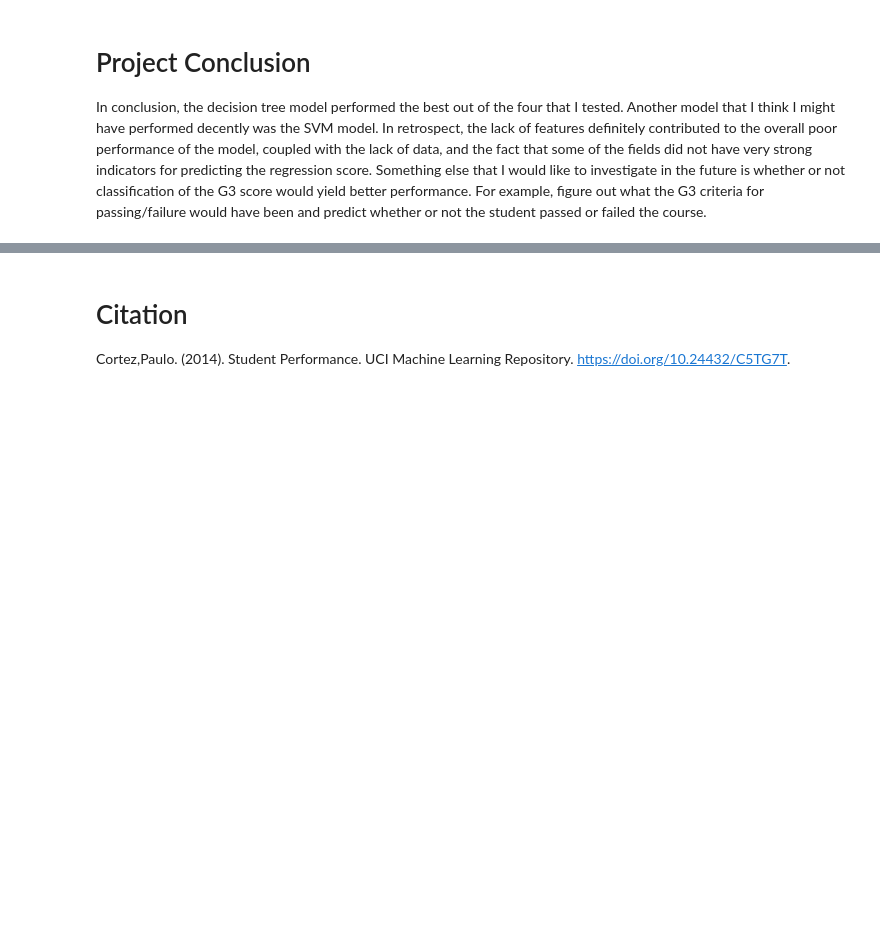
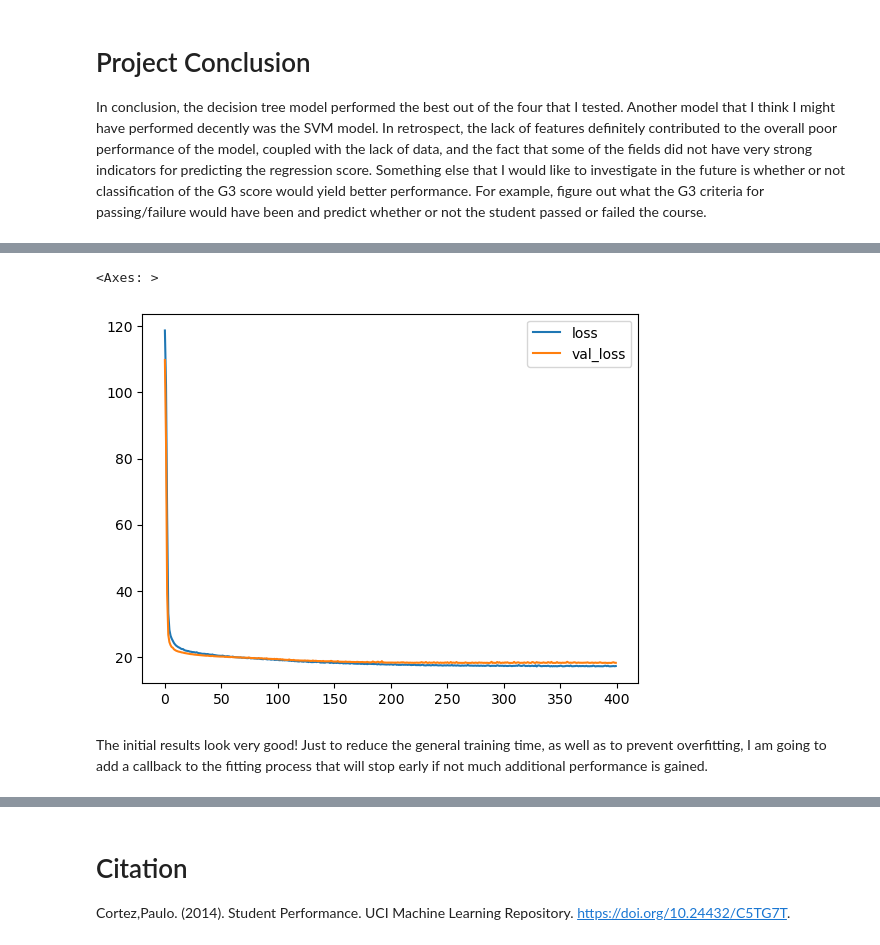
Before and after one commit to ZhangDev1/ML_Projects, a Jupyter notebook: PredictStudentPerformance/PredictStudentPerformance.ipynb, the cells around one changed output, grey strips where cells are left out. Saved outputs shown, nothing was run; the diff lists cells and outputs as text; code cells hidden in the pictures; blank space fills up the shorter version.

Commit message:
adding nn model

```diff
--- a/PredictStudentPerformance/PredictStudentPerformance.ipynb
+++ b/PredictStudentPerformance/PredictStudentPerformance.ipynb
@@ -437,0 +442,5 @@ In conclusion, the decision tree model performed the best out of the four that I
+# %%
+X_train = X_train.values
+X_test = X_test.values
+y_train = y_train.values
+y_test = y_test.values
@@ -437,0 +452,17 @@ In conclusion, the decision tree model performed the best out of the four that I
+# %%
+# Using Keras to create NN
+model = Sequential()
+
+# Using input layer with 6 neurons for each column of input
+model.add(Dense(6,activation='relu'))
+# Using the links: https://www.kaggle.com/discussions/general/321114
+# https://medium.com/geekculture/introduction-to-neural-network-2f8b8221fbd3
+# To determine how many neurons/layers to use
+model.add(Dense(5,activation='relu'))
+model.add(Dense(1))
+
+model.compile(optimizer='adam',loss='mse')
+# %%
+model.fit(x=X_train,y=y_train,
+          validation_data=(X_test,y_test),
+          batch_size=4,epochs=400)
@@ -437,0 +488,8 @@ In conclusion, the decision tree model performed the best out of the four that I
+# %%
+losses = pd.DataFrame(model.history.history)
+losses.plot()
+# %% [output]
+<Axes: >
+[figure, added]
+# %% [markdown]
+The initial results look very good! Just to reduce the general training time, as well as to prevent overfitting, I am going to add a callback to the fitting process that will stop early if not much additional performance is gained.
```
Also changed, not shown: parts of 16 cells of this notebook.
